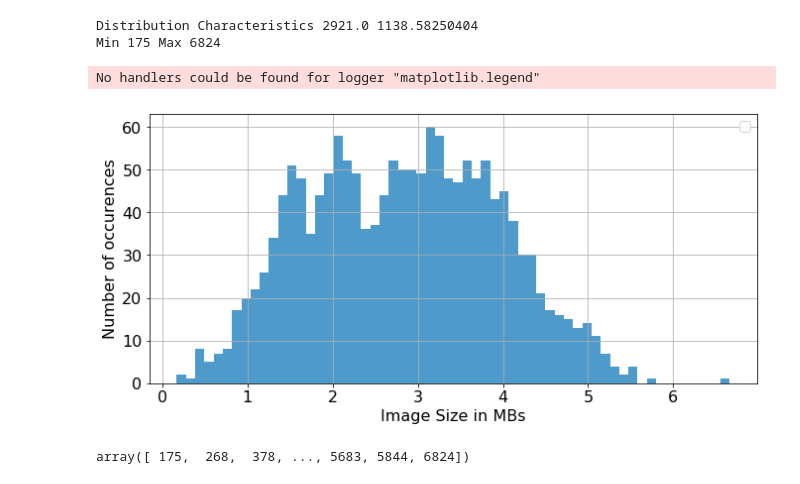
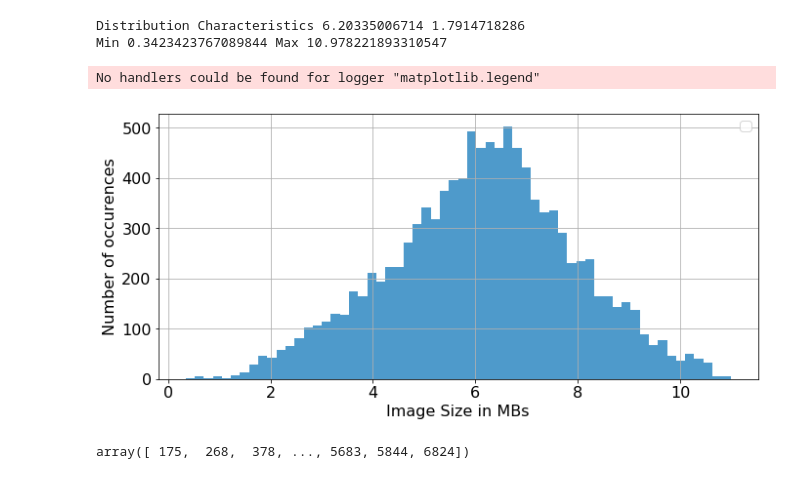
Before and after one commit to radical-experiments/iceberg_escience, a Jupyter notebook: Geolocation/Notebooks/ImageDistribution.ipynb, the cells around one changed output. Drawn from its saved outputs; the diff is of its cells as text; code cells hidden in the pictures.

```diff
--- a/Geolocation/Notebooks/ImageDistribution.ipynb
+++ b/Geolocation/Notebooks/ImageDistribution.ipynb
@@ -21,25 +21,25 @@ display(HTML("<style>.container { width:100% !important; }</style>"))
 import warnings
 warnings.filterwarnings('ignore')
 # %%
-images = pd.read_csv('../Data/Geolocation_Images.csv')
+images = pd.read_csv('../Data/Geolocation_Image_pairs.csv')
 # %%
 fig, axis = plt.subplots(nrows=1,ncols=1,figsize=(11,5))
-_ = axis.hist(images['Size'].values/1024.0,bins=60,color=blues(150)) #image sizes are in KB we converted it to MB here
+_ = axis.hist((images['SIZE1']+images['SIZE2']).values,bins=60,color=blues(150)) #image sizes are in KB we converted it to MB here
 _ = axis.set_xticklabels(axis.get_xticks().astype('int').tolist(),fontsize=16)
 _ = axis.set_yticklabels(axis.get_yticks().astype('int').tolist(),fontsize=16)
 _ = axis.grid('on')
 _ = axis.legend(fontsize=14)
 _ = axis.set_xlabel('Image Size in MBs',fontsize=16)
 # _ = axis.set_title('Histogram of Image Sizes', fontsize=16)
 _ = axis.set_ylabel('Number of occurences', fontsize=16)
 #fig.savefig('image_size_hist.pdf',dpi=800,bbox_inches='tight')
-print 'Distribution Characteristics',images['Size'].median(),images['Size'].std()
-print 'Min',images['Size'].min(), 'Max', images['Size'].max()
+print 'Distribution Characteristics',(images['SIZE1']+images['SIZE2']).median(),(images['SIZE1']+images['SIZE2']).std()
+print 'Min',(images['SIZE1']+images['SIZE2']).min(), 'Max', (images['SIZE1']+images['SIZE2']).max()
 # %% [output]
-Distribution Characteristics 2921.0 1138.58250404
-Min 175 Max 6824
+Distribution Characteristics 6.20335006714 1.7914718286
+Min 0.3423423767089844 Max 10.978221893310547
 No handlers could be found for logger "matplotlib.legend"
-[figure, old version]
+[figure, new version]
 # %%
 sizes = images['Size'].values
 sizes[:int(2043*.9)]
```
Also changed, not shown: parts of 2 cells of this notebook, 16 other files.
